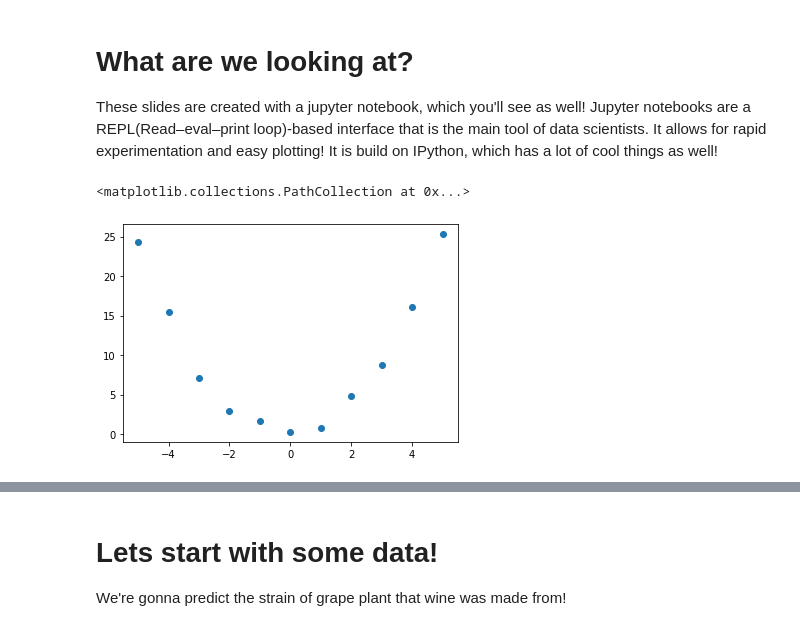
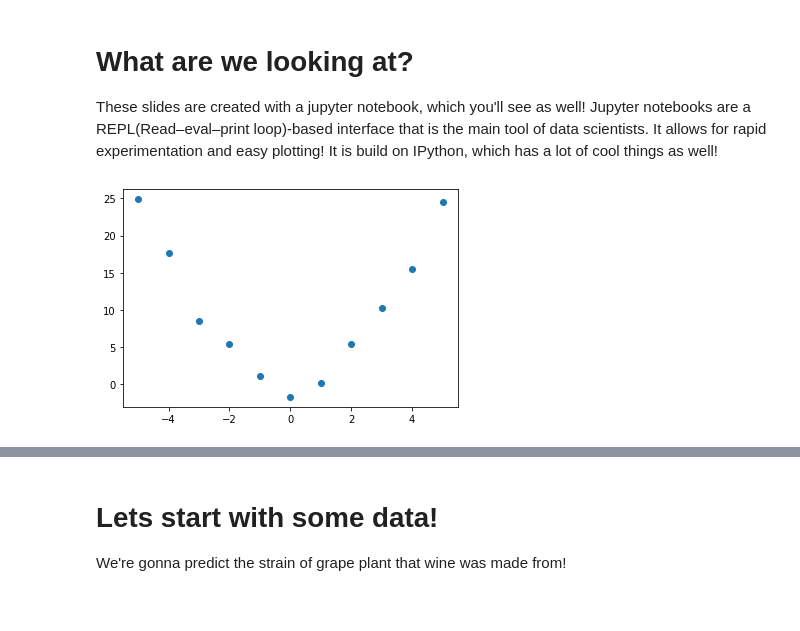
Before and after one commit to Baukebrenninkmeijer/Code-First-Introduction-to-Machine-Learning, a Jupyter notebook: intro_to_ml.ipynb, the cells around one changed output, grey strips where cells are left out. Drawn from its saved outputs; the diff is of its cells as text; code cells hidden in the pictures.

```diff
--- a/intro_to_ml.ipynb
+++ b/intro_to_ml.ipynb
@@ -39,11 +39,10 @@ import numpy as np
 # %%
 import matplotlib.pyplot as plt
 x = np.arange(-5, 6)
 y = x**2 + np.random.normal(size=(len(x)))
-plt.scatter(x, y)
+plt.show(plt.scatter(x, y))
 # %% [output]
-<matplotlib.collections.PathCollection at 0x...>
-[figure, old version]
+[figure, new version]
 # %%
 import plotly.express as px
 px.scatter(y=y, x=x)
```
Also changed, not shown: parts of 53 cells of this notebook, 7 other files.
